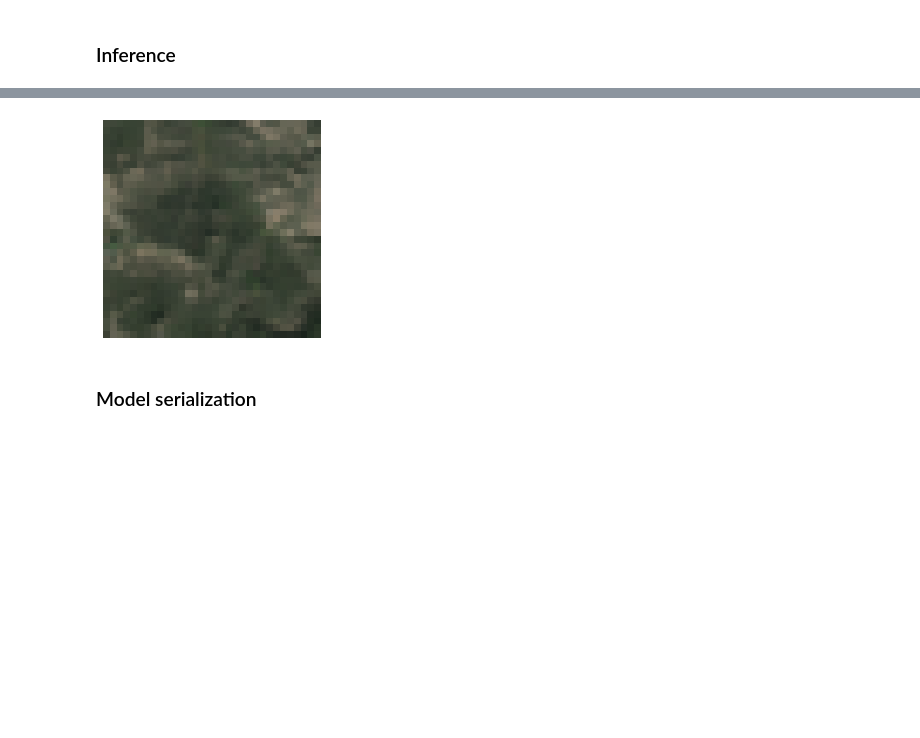
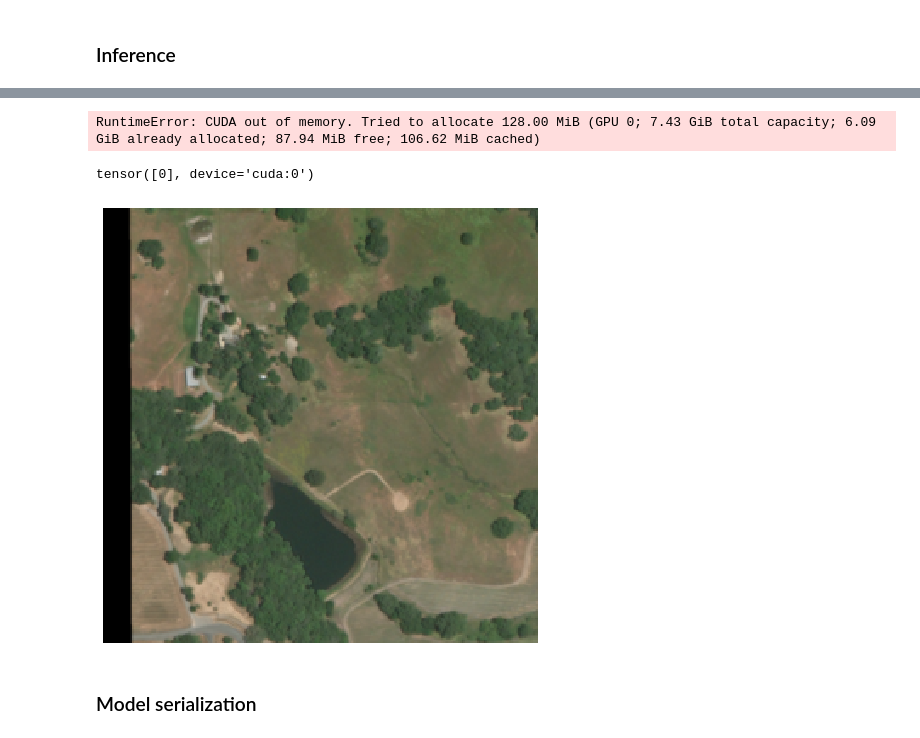
Before and after one commit to qAp/xview2comp, a Jupyter notebook: 02_model.ipynb, the cells around one changed output, grey strips where cells are left out. Saved outputs shown, nothing was run; the diff lists cells and outputs as text; code cells hidden in the pictures; blank space fills up the shorter version.

```diff
--- a/02_model.ipynb
+++ b/02_model.ipynb
@@ -153,8 +158,8 @@ functools.partial(<class 'exp.nb_06.BatchTransformXCallback'>, functools.partial
 # %% [markdown]
 `Learner` and `Callback`s make up what's used for the training and validation of the Unet model on the `DataBunch`.  The various definitions for these are slightly scattered among fastai (part2 2019) notebooks, the final versions are gathered here.
 # %%
-cbfs = [partial(BatchTransformXCallback, norm_imagenet),
-        Recorder, ProgressCallback, partial(AvgStatsCallback, seg_acc)] #, CudaCallback]
+cbfs = [partial(BatchTransformXCallback, norm_imagenet), CudaCallback,
+        Recorder, ProgressCallback, partial(AvgStatsCallback, seg_acc)]
 # %%
 learn = Learner(model, data, loss_func, lr=1e-1, cb_funcs=cbfs)
 # %%
@@ -213,6 +221,7 @@ xb.mean(), xb.std()
 iter_valid_dl = iter(learn.data.valid_dl)
 # %%
 xb, yb = next(iter_valid_dl)
+xb = xb.cuda()
 # %%
 xb.shape, yb.shape
 # %% [output]
@@ -220,4 +229,4 @@ xb.shape, yb.shape
 # %%
-idx = 1
-show_sample(x[idx], mas=y[idx])
+idx = 3
+show_sample(xb[idx], mas=yb[idx], figsize=(8, 8), alpha=0.5)
 # %% [output]
@@ -225,11 +234,17 @@ show_sample(x[idx], mas=y[idx])
 # %%
-pred = learn.model(x)
+pred = learn.model(xb)
+# %% [output]
+RuntimeError: CUDA out of memory. Tried to allocate 128.00 MiB (GPU 0; 7.43 GiB total capacity; 6.09 GiB already allocated; 87.94 MiB free; 106.62 MiB cached)
 # %%
 predmask = pred2mask(pred)
+# %%
+predmask[idx].unique()
+# %% [output]
+tensor([0], device='cuda:0')
 # %%
-show_sample(x[idx], mas=predmask[idx])
+show_sample(xb[idx], mas=predmask[idx], figsize=(8, 8))
 # %% [output]
-[figure, old version]
+[figure, new version]
 # %% [markdown]
 ### Model serialization
 # %%
```
Also changed, not shown: parts of 29 cells of this notebook.
